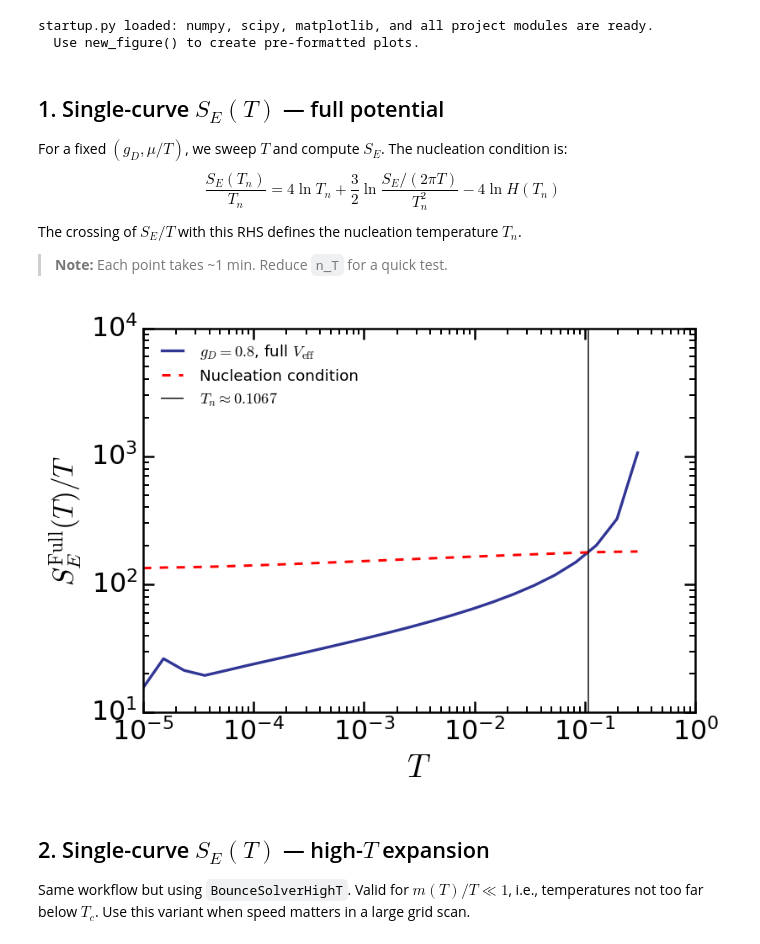
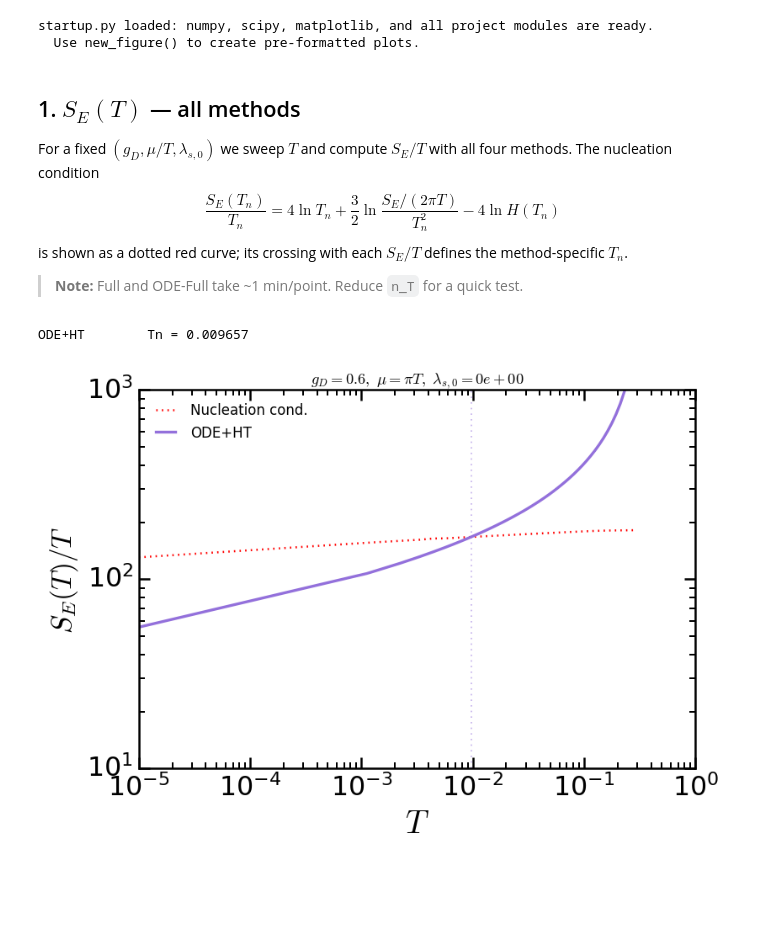
Before and after one commit to mquezada13/FOPT_Dark_Photon_DRalgo, a Jupyter notebook: notebooks/demo_bounce_action.ipynb, the cells around one changed output. Saved outputs shown, nothing was run; the diff lists cells and outputs as text; code cells hidden in the pictures; blank space fills up the shorter version.

```diff
--- a/notebooks/demo_bounce_action.ipynb
+++ b/notebooks/demo_bounce_action.ipynb
@@ -32,8 +33,8 @@ fopt_obj  = fopt.FOPTUtilities(veff_obj=veff_obj)        # for Hubble parameter
 # %% [markdown]
-## 1. Single-curve $S_E(T)$ — full potential
+## 1. $S_E(T)$ — all methods
 
-For a fixed $(g_D, \mu/T)$, we sweep $T$ and compute $S_E$. The nucleation condition is:
+For a fixed $(g_D, \mu/T, \lambda_{s,0})$ we sweep $T$ and compute $S_E/T$ with all four methods. The nucleation condition
 $$\frac{S_E(T_n)}{T_n} = 4\ln T_n + \frac{3}{2}\ln\frac{S_E/(2\pi T)}{T_n^2} - 4\ln H(T_n)$$
-The crossing of $S_E/T$ with this RHS defines the nucleation temperature $T_n$.
+is shown as a dotted red curve; its crossing with each $S_E/T$ defines the method-specific $T_n$.
 
-> **Note:** Each point takes ~1 min. Reduce `n_T` for a quick test.
+> **Note:** Full and ODE-Full take ~1 min/point. Reduce `n_T` for a quick test.
@@ -58 +63,19 @@ S_full = np.array(S_vals_full, dtype=float)
+# %%
+# Save results in table T_vals vs S3/T_vals for each method. DIr is data/raw_data
+import os
+
+
+results_dir = "data/raw_data"
+os.makedirs(results_dir, exist_ok=True)
+results_path = os.path.join(results_dir, "bounce_action_comparison_HT_shooting.npz")
+np.savez(results_path, T_vals=T_vals, **S_results)
+
+# Save as .dat file for easier reading in Julia
+dat_path = os.path.join(results_dir, "bounce_action_comparison_HT_shooting.dat")
+with open(dat_path, "w") as f:
+    header = "T\t" + "\t".join(S_results.keys()) + "\n"
+    f.write(header)
+    for i in range(n_T):
+        line = f"{T_vals[i]:.6e}\t" + "\t".join(f"{S_results[name][i]:.6e}" for name in S_results) + "\n"
+        f.write(line)
 # %%
@@ -71,28 +97,40 @@ mask     = np.isfinite(nuc_rhs) & (nuc_rhs > 0) & np.isfinite(ST_full) & (ST_ful
 # %%
+method_styles = {
+    #"HT":       dict(color=ps.colors.get("HighT", "darkorange"), ls="-",  lw=2),
+    # "Full":     dict(color=ps.colors.get("Full",  "steelblue"),  ls="-",  lw=2),
+    "ODE+HT":   dict(color="mediumpurple",                        ls="-", lw=2),
+    # "ODE+Full": dict(color="crimson",                             ls="--", lw=2),
+}
+
 fig, ax = new_figure(figsize=(7, 5), dpi=120)
 fig.patch.set_facecolor('white')
 
-ax.plot(T_vals_full[np.isfinite(ST_full)], ST_full[np.isfinite(ST_full)],
-        color=ps.colors.get("Full", "steelblue"), lw=2, label=fr'$g_D={gD0}$, full $V_{{\rm eff}}$')
-ax.plot(T_vals_full[mask], nuc_rhs[mask],
-        color='red', ls='--', lw=1.8, label='Nucleation condition')
+# Nucleation condition (raw rhs from nuc_data["HT"])
+ax.plot(T_vals, nuc_data["HT"]["rhs"],
+        color="red", ls=":", lw=1.5, label="Nucleation cond.")
 
-# Mark nucleation temperature
-y_cross = (ST_full - nuc_rhs)[mask]
-T_mask  = T_vals_full[mask]
-crossings = np.where(np.sign(y_cross[:-1]) * np.sign(y_cross[1:]) < 0)[0]
-if crossings.size:
-    i  = crossings[0]
-    Tn = T_mask[i] - y_cross[i] * (T_mask[i+1] - T_mask[i]) / (y_cross[i+1] - y_cross[i])
-    ax.axvline(Tn, color='k', lw=1.2, alpha=0.7, label=fr'$T_n \approx {Tn:.4f}$')
+for name, style in method_styles.items():
+    ST  = nuc_data[name]["ST"]
+    rhs = nuc_data[name]["rhs"]
+
+    ax.plot(T_vals, ST, label=name, **style)
+
+    # Locate Tn from raw crossing
+    y_cross = ST - rhs
+    idx = np.where(np.sign(y_cross[:-1]) * np.sign(y_cross[1:]) < 0)[0]
+    if idx.size:
+        i  = idx[0]
+        Tn = T_vals[i] - y_cross[i] * (T_vals[i+1] - T_vals[i]) / (y_cross[i+1] - y_cross[i])
+        ax.axvline(Tn, color=style["color"], lw=1, alpha=0.55, ls=":")
+        print(f"{name:12s}  Tn = {Tn:.6f}")
 
 ps.apply_standard_formatting(
-    ax,
-    xlog=True, ylog=True,
-    xlabel=r'$T$',
-    ylabel=r'$S_E^{\rm Full}(T)/T$',
+    ax, xlog=True, ylog=True,
+    xlabel=r'$T$', ylabel=r'$S_E(T)/T$',
 )
-ax.legend(loc='best', frameon=False, fontsize=11)
+ax.set_title(fr'$g_D={gD0},\ \mu=\pi T,\ \lambda_{{s,0}}={ls0:.0e}$', fontsize=11)
+ax.legend(loc="best", frameon=False, fontsize=10)
 plt.tight_layout()
 # %% [output]
+ODE+HT        Tn = 0.009657
-[figure, old version]
+[figure, new version]
@@ -108,4 +136,0 @@ print("Saved: data/raw_data/S_full_RGE_gD_0_8_mu_piT_ls0_1e-10.dat")
-# %% [markdown]
-## 2. Single-curve $S_E(T)$ — high-$T$ expansion
-
-Same workflow but using `BounceSolverHighT`. Valid for $m(T)/T \ll 1$, i.e., temperatures not too far below $T_c$. Use this variant when speed matters in a large grid scan.
```
Also changed, not shown: parts of 23 cells of this notebook, 18 other files.
